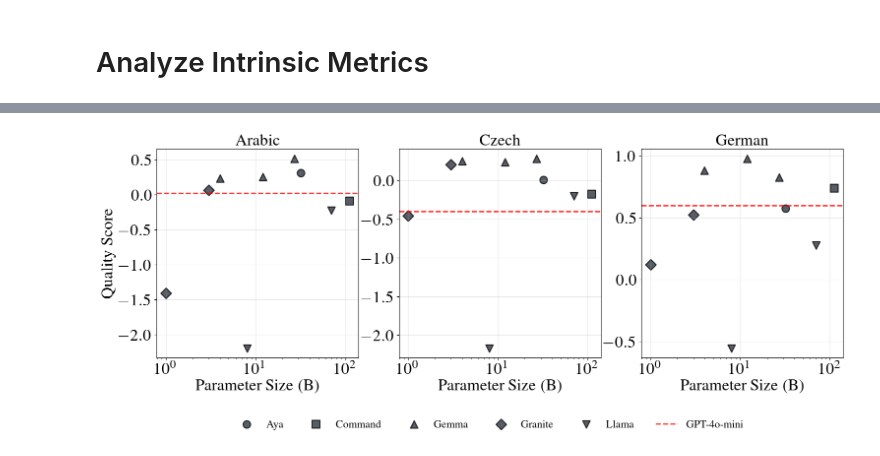
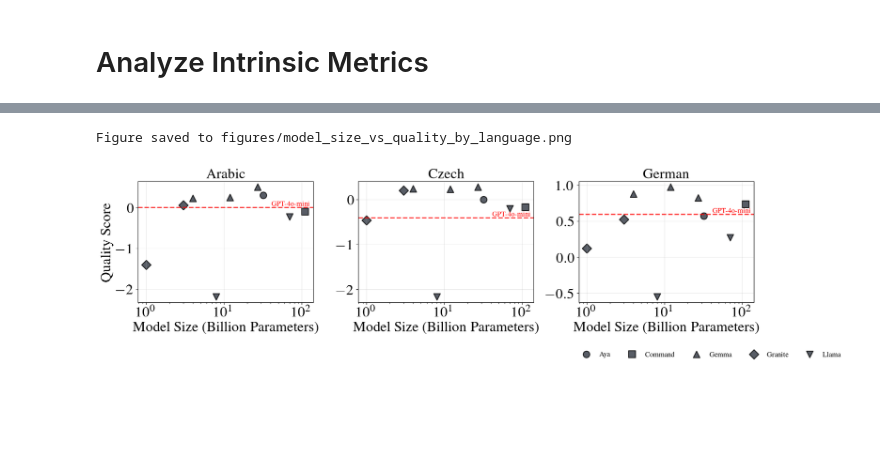
Before and after one commit to ljvmiranda921/polyglot-teachers, a Jupyter notebook: notebooks/2025-11-24-data-quality-metrics/02_visualize_quality_metrics.ipynb, the cells around one changed output, grey strips where cells are left out. Cells and saved outputs as stored; diff of their text form; code cells hidden in the pictures; blank space fills up the shorter version.

```diff
--- a/notebooks/2025-11-24-data-quality-metrics/02_visualize_quality_metrics.ipynb
+++ b/notebooks/2025-11-24-data-quality-metrics/02_visualize_quality_metrics.ipynb
@@ -145,35 +145,48 @@ for idx, (lang, ax) in enumerate(zip(languages, axes)):
         color="red",
         linestyle="--",
         linewidth=2,
         alpha=0.8,
-        label="GPT-4o-mini" if idx == 2 else "",
+    )
+
+    # Add text label near the line
+    ax.text(
+        0.98,
+        gpt4o_mini_quality_lang,
+        "GPT-4o-mini",
+        transform=ax.get_yaxis_transform(),
+        fontsize=12,
+        color="red",
+        va="bottom",
+        ha="right",
     )
 
     ax.set_title(language_names[lang])
-    ax.set_xlabel("Parameter Size (B)")
+    ax.set_xlabel("Model Size (Billion Parameters)")
     ax.set_xscale("log")
     ax.set_ylabel("Quality Score" if idx == 0 else "")
     ax.grid(True, alpha=0.3)
 
     if idx == 2:  # Only show legend on last subplot
         ax.legend(
             frameon=False,
             loc="upper center",
-            bbox_to_anchor=(-0.75, -0.25),
-            ncol=6,
+            bbox_to_anchor=(0.75, -0.35),
+            ncol=5,
             fontsize=16,
         )
 
 plt.tight_layout()
 
 # Save figure
 import os
 
 os.makedirs("figures", exist_ok=True)
 fig.savefig(
     "figures/model_size_vs_quality_by_language.png", dpi=300, bbox_inches="tight"
 )
+print("Figure saved to figures/model_size_vs_quality_by_language.png")
 
 plt.show()
 # %% [output]
+Figure saved to figures/model_size_vs_quality_by_language.png
-[figure, old version]
+[figure, new version]
```
Also changed, not shown: 1 other file.
